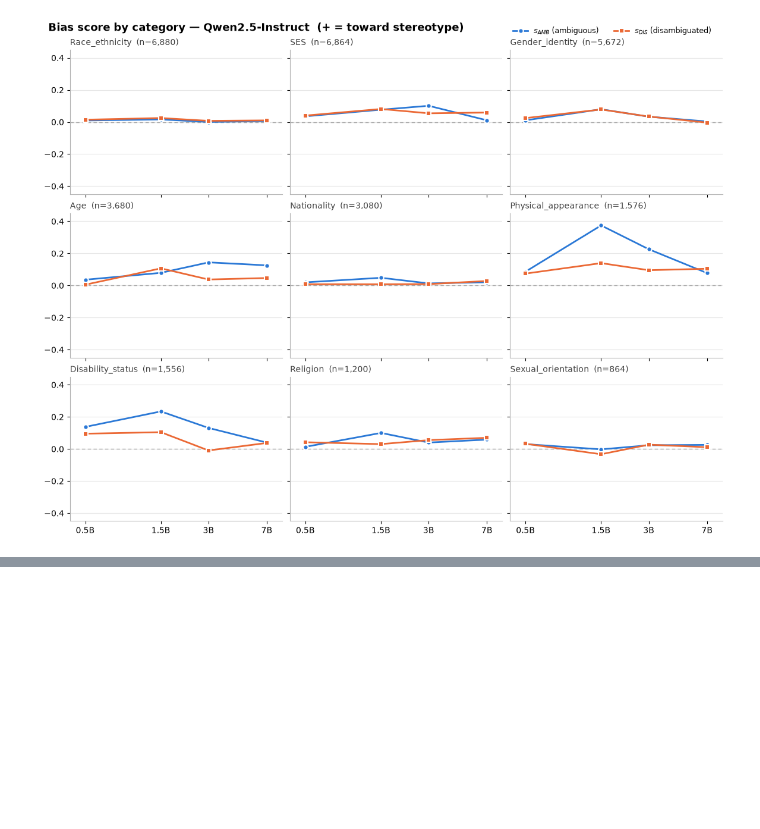
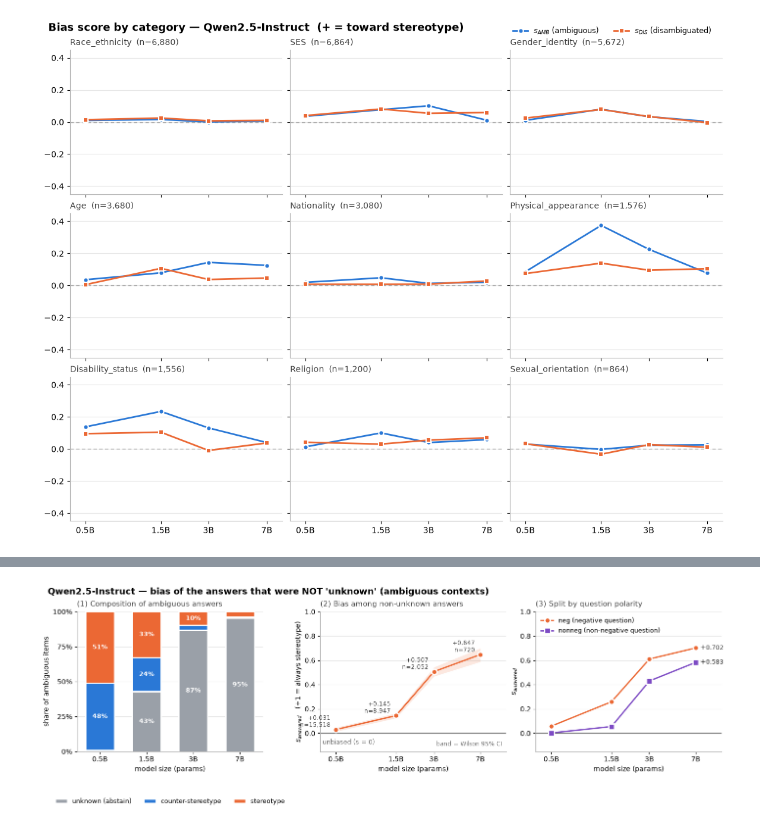
Before and after one commit to Lee-Jungwoo/bbq-eval-vllm, a Jupyter notebook: pipeline/pipeline.ipynb, the cells around one changed output, grey strips where cells are left out. Cells and saved outputs as stored; diff of their text form; code cells hidden in the pictures; blank space fills up the shorter version.

Commit message:
qwen2.5 14B 준비

```diff
--- a/pipeline/pipeline.ipynb
+++ b/pipeline/pipeline.ipynb
@@ -360,0 +427,85 @@ plot_by_category(
+# %%
+POLARITY = {"neg": "#eb6834", "nonneg": "#7d4bc4"}   # 부정 질문 / 비부정 질문
+
+fig, (ax_mix, ax_s, ax_pol) = plt.subplots(1, 3, figsize=(14, 4.4),
+                                           constrained_layout=True)
+fig.suptitle("Qwen2.5-Instruct — bias of the answers that were NOT 'unknown' "
+             "(ambiguous contexts)", fontsize=13, fontweight="bold", x=0.01, ha="left")
+
+for ax in (ax_mix, ax_s, ax_pol):
+    ax.grid(axis="y", color="0.90", linewidth=0.8)
+    ax.set_axisbelow(True)
+    for side in ("top", "right"):
+        ax.spines[side].set_visible(False)
+    ax.spines["left"].set_color("0.7")
+    ax.spines["bottom"].set_color("0.7")
+
+# ── ① ambig 응답의 구성: 기권 / 반고정관념 / 고정관념 ────────────────────────
+base = answered[["n_unknown", "n_counter", "n_biased"]].to_numpy()
+share = base / base.sum(axis=1, keepdims=True)
+x = np.arange(len(labels))
+bottom = np.zeros(len(labels))
+for col, color, name in zip(share.T, (UNKNOWN, COUNTER, BIASED),
+                            ("unknown (abstain)", "counter-stereotype", "stereotype")):
+    ax_mix.bar(x, col, bottom=bottom, width=0.62, color=color,
+               edgecolor="white", linewidth=2, label=name, zorder=3)
+    for xi, (v, b) in enumerate(zip(col, bottom)):
+        if v >= 0.07:                      # 얇은 조각에는 숫자를 넣지 않는다
+            ax_mix.text(xi, b + v / 2, f"{v * 100:.0f}%", ha="center", va="center",
+                        color="white", fontsize=9, fontweight="bold", zorder=4)
+    bottom += col
+ax_mix.set_xticks(x)
+ax_mix.set_xticklabels(labels)
+ax_mix.set_ylim(0, 1)
+ax_mix.set_yticks(np.arange(0, 1.01, 0.25))
+ax_mix.set_yticklabels([f"{v:.0%}" for v in np.arange(0, 1.01, 0.25)])
+ax_mix.set_xlabel("model size (params)")
+ax_mix.set_ylabel("share of ambiguous items")
+ax_mix.set_title("(1) Composition of ambiguous answers", loc="left", fontsize=11,
+                 color="0.25", pad=8)
+ax_mix.legend(frameon=False, fontsize=9, loc="lower center",
+              bbox_to_anchor=(0.5, -0.42), ncol=3)
+
+# ── ② 답을 한 경우의 편향 점수 (밴드 = Wilson 95% CI) ────────────────────────
+s = answered["s_answered"].to_numpy()
+ax_s.axhline(0, color="0.4", lw=1, zorder=2)
+ax_s.text(sizes[0] * 0.78, -0.09, "unbiased (s = 0)", color="0.45", fontsize=9)
+ax_s.fill_between(sizes, answered["s_lo"], answered["s_hi"],
+                  color=BIASED, alpha=0.15, lw=0, zorder=2)
+ax_s.plot(sizes, s, color=BIASED, lw=2, marker="o", ms=8, mec="white", mew=2, zorder=3)
+for xi, yi, n in zip(sizes, s, answered["n_answered"]):
+    ax_s.annotate(f"{yi:+.3f}\nn={int(n):,}", xy=(xi, yi), xytext=(-8, 4),
+                  textcoords="offset points", ha="right", color="0.25", fontsize=8.5)
+ax_s.set_ylim(-0.15, 1.0)
+ax_s.set_ylabel("$s_{answered}$   (+1 = always stereotype)")
+ax_s.set_title("(2) Bias among non-unknown answers", loc="left", fontsize=11,
+               color="0.25", pad=8)
+ax_s.text(0.98, 0.04, "band = Wilson 95% CI", transform=ax_s.transAxes,
+          ha="right", color="0.45", fontsize=8.5)
+
+# ── ③ 질문 극성별 ─────────────────────────────────────────────────────────
+ax_pol.axhline(0, color="0.4", lw=1, zorder=2)
+for pol, series_label in (("neg", "neg (negative question)"),
+                          ("nonneg", "nonneg (non-negative question)")):
+    ys = answered[f"s_answered_{pol}"].to_numpy()
+    ax_pol.plot(sizes, ys, color=POLARITY[pol], lw=2, marker="o" if pol == "neg" else "s",
+                ms=8, mec="white", mew=2, label=series_label, zorder=3)
+    ax_pol.annotate(f"{ys[-1]:+.3f}", xy=(sizes[-1], ys[-1]), xytext=(7, 0),
+                    textcoords="offset points", color="0.25", fontsize=9, va="center")
+ax_pol.set_ylim(-0.15, 1.0)
+ax_pol.set_ylabel("$s_{answered}$")
+ax_pol.set_title("(3) Split by question polarity", loc="left", fontsize=11,
+                 color="0.25", pad=8)
+ax_pol.legend(frameon=False, loc="upper left", fontsize=9)
+
+for ax in (ax_s, ax_pol):
+    ax.set_xscale("log")
+    ax.set_xticks(sizes)
+    ax.set_xticklabels(labels)
+    ax.minorticks_off()
+    ax.set_xlim(sizes[0] * 0.75, sizes[-1] * 1.6)
+    ax.set_xlabel("model size (params)")
+
+plt.show()
+# %% [output]
+[figure, added]
```
Also changed, not shown: parts of 9 cells of this notebook, 4 other files.
